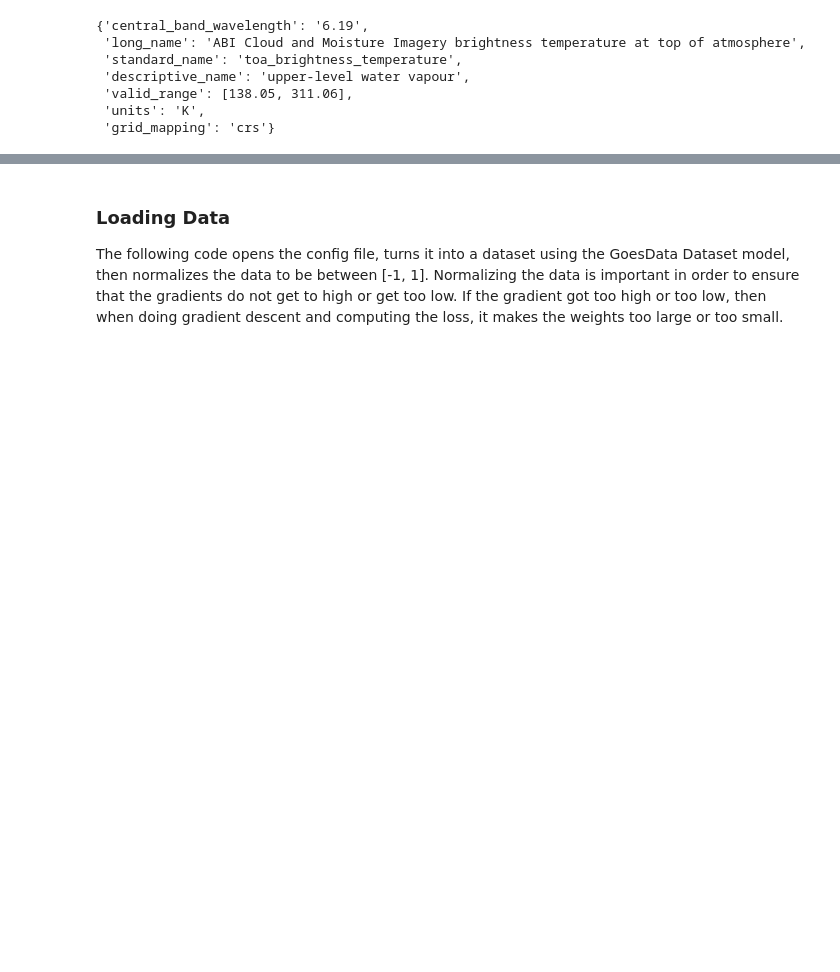
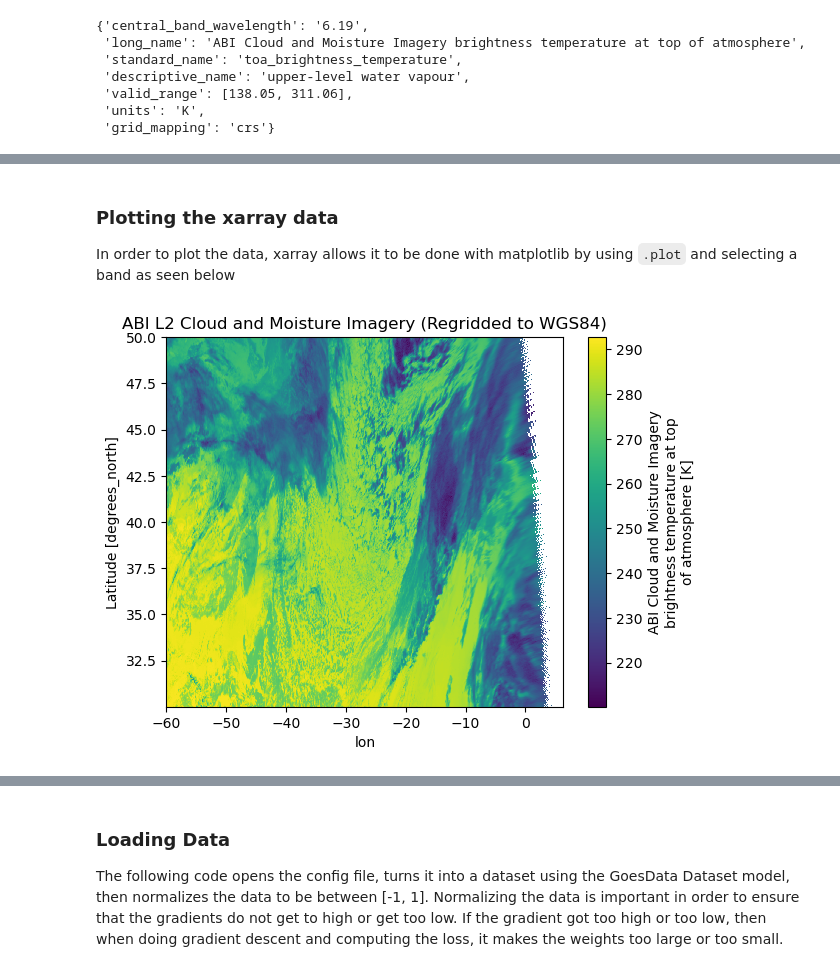
Before and after one commit to 20leebe/GOES-Finer-Tutorial, a Jupyter notebook: tutorial.ipynb, the cells around one changed output, grey strips where cells are left out. Saved outputs shown, nothing was run; the diff lists cells and outputs as text; code cells hidden in the pictures; blank space fills up the shorter version.

Commit message:
Added tutorial info for basic xarray data manipulation

````diff
--- a/tutorial.ipynb
+++ b/tutorial.ipynb
@@ -118,0 +160,3 @@ data['CMI_C08'].attrs
+# %%
+data = data.assign_coords(lon=((data.lon + 180) % 360 - 180))
+data
@@ -118,0 +181,6 @@ data['CMI_C08'].attrs
+# %%
+lat_min, lat_max = 30, 50
+lon_min, lon_max = -60, 60
+
+subset = data.sel(lat=slice(lat_min, lat_max), lon=slice(lon_min, lon_max))
+subset
@@ -118,0 +207,4 @@ data['CMI_C08'].attrs
+# %%
+# Selects the second index
+subset = subset.isel(t=2)
+subset
@@ -118,0 +229,10 @@ data['CMI_C08'].attrs
+# %% [markdown]
+### Plotting the xarray data
+In order to plot the data, xarray allows it to be done with matplotlib by using ```.plot``` and selecting a band as seen below
+# %%
+%%time
+subset.CMI_C07.plot(y='lat', x='lon')
+plt.title('ABI L2 Cloud and Moisture Imagery (Regridded to WGS84)')
+plt.show()
+# %% [output]
+[figure, added]
````
Also changed, not shown: parts of 15 cells of this notebook.
